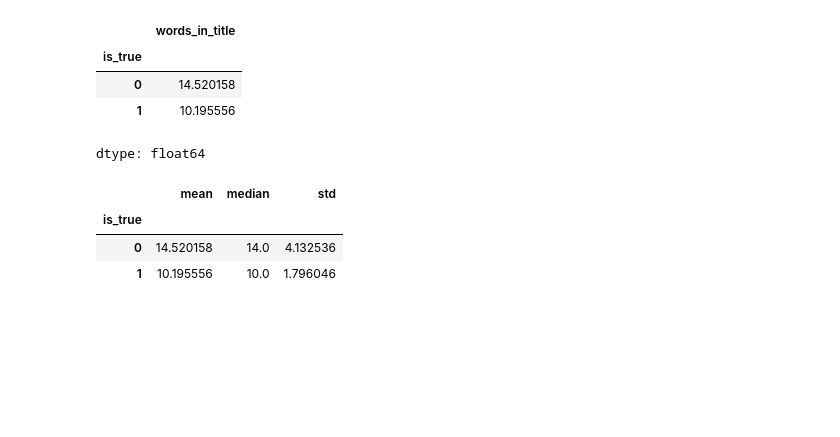
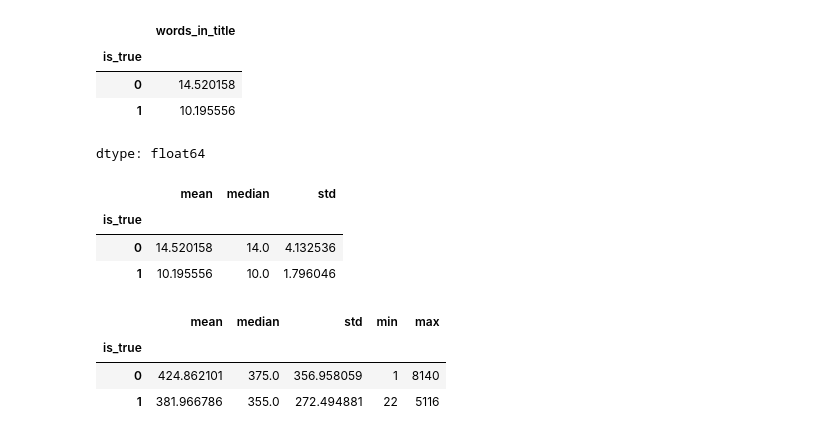
Before and after one commit to NoxFort1/fake-news-detector, a Jupyter notebook: notebooks/01_data_exploration.ipynb, the cells around one changed output. Cells and saved outputs as stored; diff of their text form; code cells hidden in the pictures; blank space fills up the shorter version.

```diff
--- a/notebooks/01_data_exploration.ipynb
+++ b/notebooks/01_data_exploration.ipynb
@@ -155,3 +221,11 @@ title_stats
 | is_true |  |  |  |
 | 0 | 14.520158 | 14.0 | 4.132536 |
 | 1 | 10.195556 | 10.0 | 1.796046 |
+# %%
+text_stats = df.groupby('is_true')['words_in_text'].agg(['mean', 'median', 'std', 'min', 'max'])
+text_stats
+# %% [output]
+|  | mean | median | std | min | max |
+| is_true |  |  |  |  |  |
+| 0 | 424.862101 | 375.0 | 356.958059 | 1 | 8140 |
+| 1 | 381.966786 | 355.0 | 272.494881 | 22 | 5116 |
```
Also changed, not shown: parts of 14 cells of this notebook.
